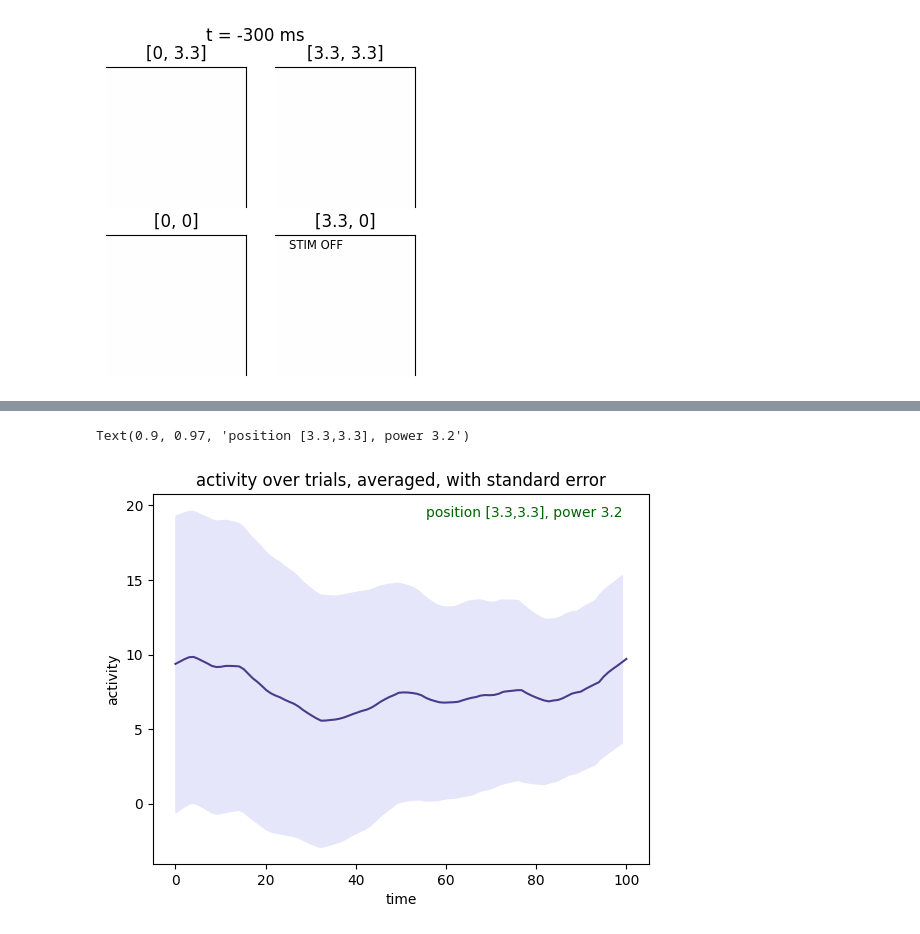
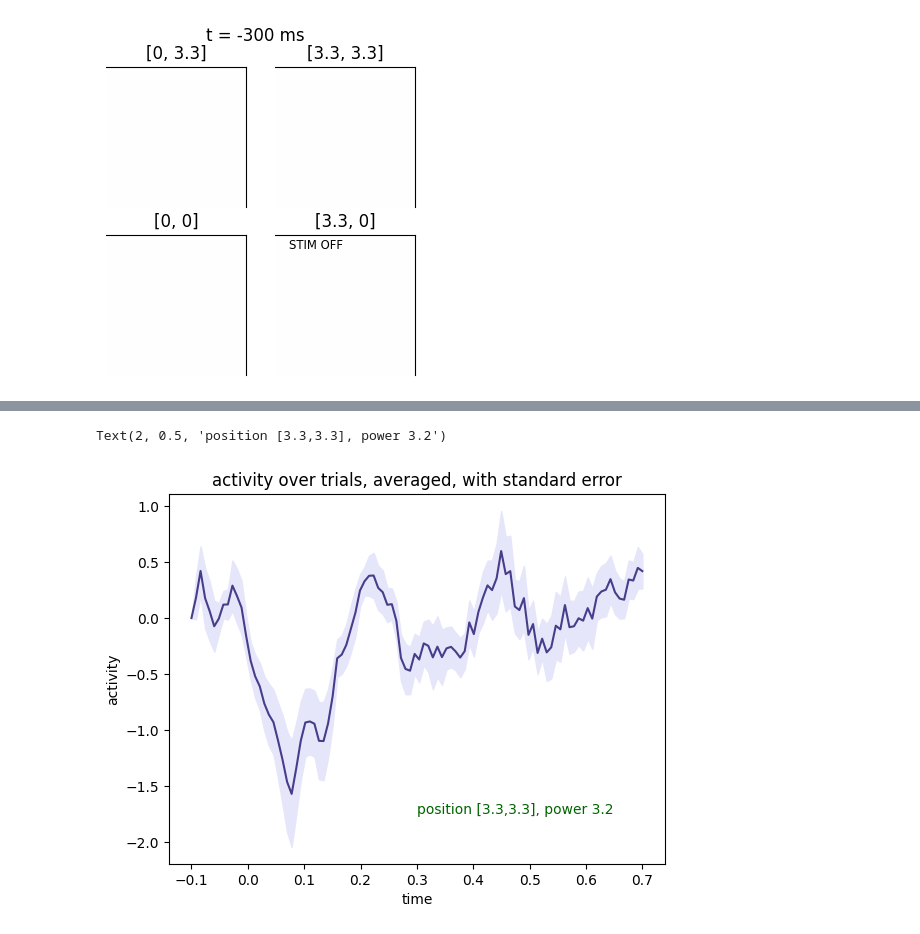
Before and after one commit to paschamatveev/wfOptoProject, a Jupyter notebook: wf + opto/wf-opto-719.ipynb, the cells around one changed output, grey strips where cells are left out. Cells and saved outputs as stored; diff of their text form; code cells hidden in the pictures.

```diff
--- a/wf + opto/wf-opto-719.ipynb
+++ b/wf + opto/wf-opto-719.ipynb
@@ -196,27 +196,31 @@ locOnTimes = laserOn[locIndexes]
 
 pixelVals = np.zeros((333,100)) # will be 333x100
 spatial = svdSpatFull.reshape(560*560, -1)
-for trial in range(len(locOnTimes)):
-    startTime = laserOn[trial]
-    endTime = laserOn[trial] + .5
+for trial in locIndexes:
+    startTime = laserOn[trial] - .1
+    endTime = laserOn[trial] + .7
 
     trial_time = np.linspace(startTime, endTime, 100)
     trial_activity = tToWf(trial_time)
-    video = spatial @ trial_activity.T
+
+    dwf = [np.diff(i, prepend=i[0]) for i in trial_activity.T]
+    dwf = np.array(dwf)
+
+    video = spatial @ dwf
     video = video.reshape(560, 560, -1)
 
     for timePt in range(100):
         pixelVals[trial][timePt] = video[420,450,timePt]
 
-timeScale = np.linspace(0,100,100)
+timeScale = np.linspace(-.1,.7,100)
 plt.plot(timeScale,np.mean(pixelVals[:,:], axis=0),color='darkslateblue')
-plt.fill_between(np.arange(100), \
+plt.fill_between(timeScale, \
                  np.mean(pixelVals[:,:], axis=0)-scipy.stats.sem(pixelVals[:,:],axis=0),\
                  np.mean(pixelVals[:,:],axis=0)+scipy.stats.sem(pixelVals[:,:],axis=0), color='lavender')
 plt.xlabel("time")
 plt.ylabel("activity")
 plt.title("activity over trials, averaged, with standard error")
-plt.text(0.90, 0.97, 'Position [0,0], Power 3.2',
+plt.text(2, 2.7, 'Position [0,0], Power 3.2',
         verticalalignment='top', horizontalalignment='right',
         transform=ax.transAxes,
         color='darkslategrey', fontsize=10)
@@ -225,0 +230,3 @@ Text(0.9, 0.97, 'Position [0,0], Power 3.2')
+# %%
+for trial in locIndexes:
+    print(trial)
@@ -227,42 +250,46 @@ Text(0.9, 0.97, 'Position [0,0], Power 3.2')
 #standard error in trials with position 3.3,3.3
 
 locX = np.squeeze(np.argwhere(galvoX==3.3))
 locY = np.squeeze(np.argwhere(galvoY==3.3))
 power3 = np.squeeze(np.argwhere(laserPowers==3.2))
 
 locIndexes = np.intersect1d(locX,locY)
 locIndexes = np.intersect1d(locIndexes,power3)
 locOnTimes = laserOn[locIndexes]
 
 pixelVals = np.zeros((333,100)) # will be 333x100
 spatial = svdSpatFull.reshape(560*560, -1)
-for trial in range(len(locOnTimes)):
-    startTime = laserOn[trial]
-    endTime = laserOn[trial] + .5
+for trial in locIndexes:
+    startTime = laserOn[trial] - .1
+    endTime = laserOn[trial] + .7
 
     trial_time = np.linspace(startTime, endTime, 100)
     trial_activity = tToWf(trial_time)
-    video = spatial @ trial_activity.T
+
+    dwf = [np.diff(i, prepend=i[0]) for i in trial_activity.T]
+    dwf = np.array(dwf)
+
+    video = spatial @ dwf
     video = video.reshape(560, 560, -1)
 
     for timePt in range(100):
         pixelVals[trial][timePt] = video[420,450,timePt]
 
-timeScale = np.linspace(0,100,100)
+timeScale = np.linspace(-.1,.7,100)
 plt.plot(timeScale,np.mean(pixelVals[:,:], axis=0),color='darkslateblue')
-plt.fill_between(np.arange(100), \
+plt.fill_between(timeScale, \
                  np.mean(pixelVals[:,:], axis=0)-scipy.stats.sem(pixelVals[:,:],axis=0),\
                  np.mean(pixelVals[:,:],axis=0)+scipy.stats.sem(pixelVals[:,:],axis=0), color='lavender')
 plt.xlabel("time")
 plt.ylabel("activity")
 plt.title("activity over trials, averaged, with standard error")
-plt.text(0.90, .97, 'position [3.3,3.3], power 3.2',
+plt.text(2, .5, 'position [3.3,3.3], power 3.2',
         verticalalignment='top', horizontalalignment='right',
         transform=ax.transAxes,
         color='darkgreen', fontsize=10)
 # %% [output]
-Text(0.9, 0.97, 'position [3.3,3.3], power 3.2')
+Text(2, 0.5, 'position [3.3,3.3], power 3.2')
-[figure, old version]
+[figure, new version]
 # %%
 #standard error in trials with position 0,3.3
 
```
Also changed, not shown: parts of 6 cells of this notebook, 4 other files.
